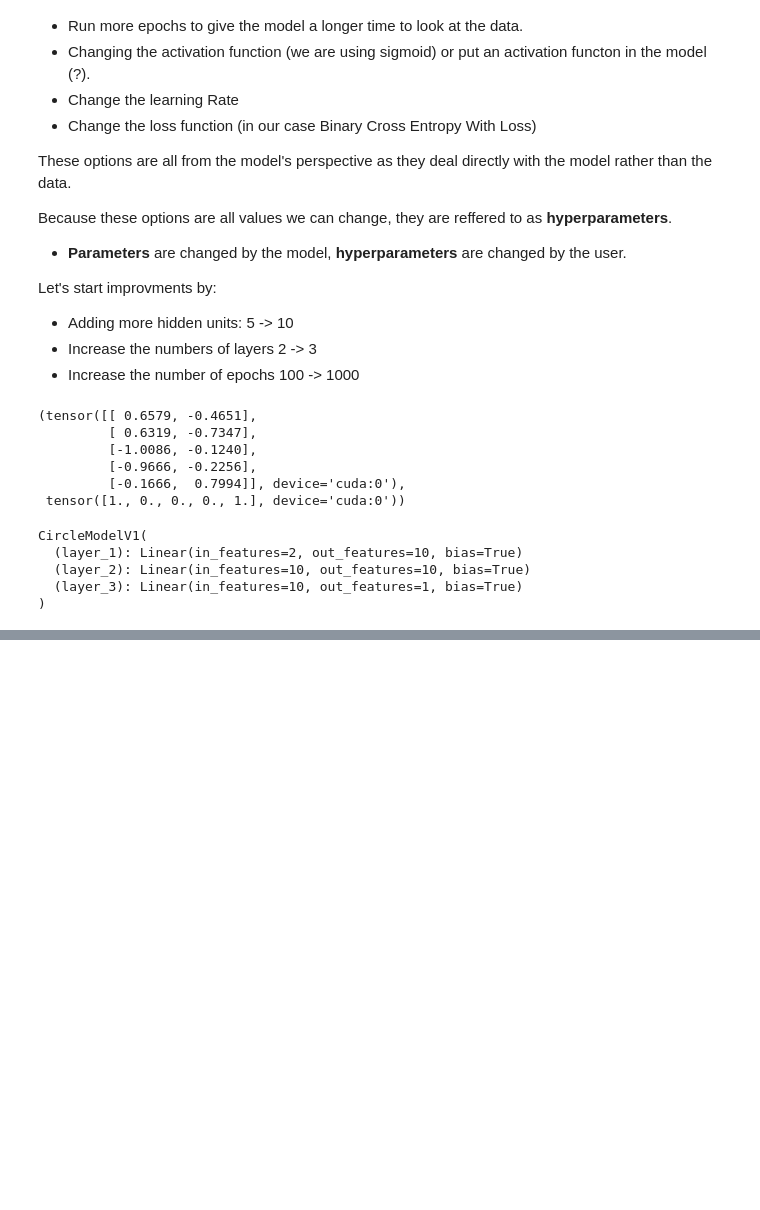
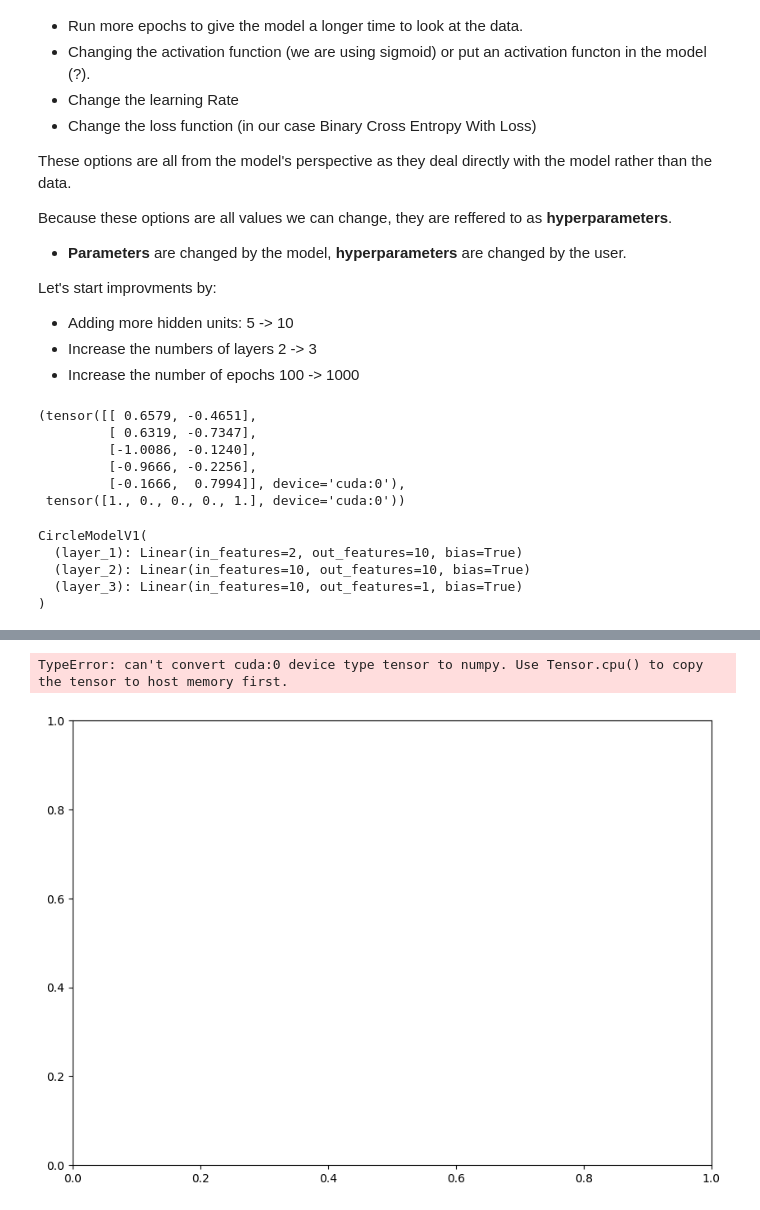
Before and after one commit to ggalindo11/Pytorch_Fundamentals, a Jupyter notebook: 02_pytorch_classification.ipynb, the cells around one changed output, grey strips where cells are left out. Saved outputs shown, nothing was run; the diff lists cells and outputs as text; code cells hidden in the pictures; blank space fills up the shorter version.

```diff
--- a/02_pytorch_classification.ipynb
+++ b/02_pytorch_classification.ipynb
@@ -594,0 +748,5 @@ CircleModelV1(
+# %%
+# Loss & Optimizer
+loss_fn = nn.L1Loss()
+optimizer = torch.optim.SGD(params=model_2.parameters(),
+                            lr=0.01)
@@ -594,0 +813,15 @@ CircleModelV1(
+# %%
+# Turn on evaluation mode
+model_2.eval()
+with torch.inference_mode():
+    y_preds = model_2(X_test_regression)
+
+# Plot predictions
+plot_predictions(train_data=X_train_regression,
+                 train_labels=y_train_regression,
+                 test_data=X_test_regression,
+                 test_labels=y_test_regression,
+                 predictions=y_preds)
+# %% [output]
+TypeError: can't convert cuda:0 device type tensor to numpy. Use Tensor.cpu() to copy the tensor to host memory first.
+[figure, added]
```
Also changed, not shown: parts of 18 cells of this notebook.
